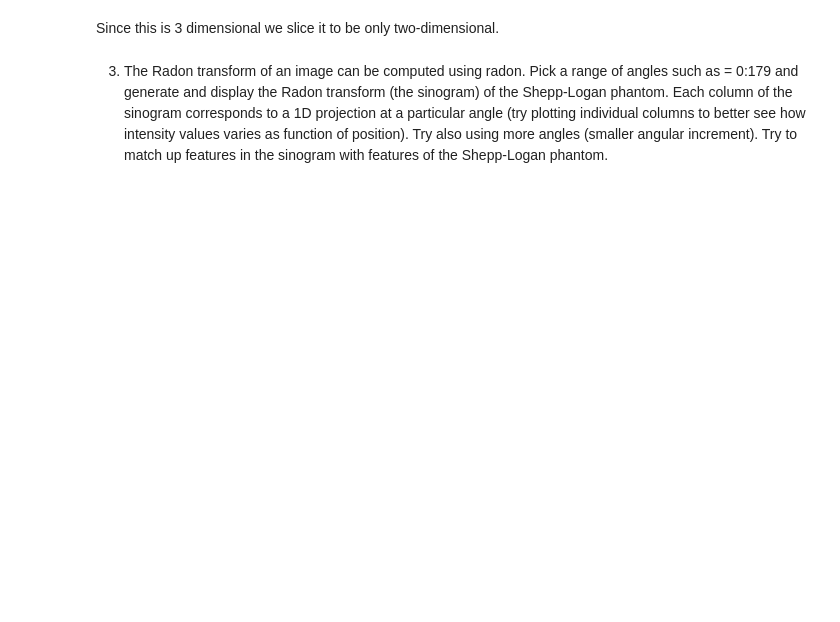
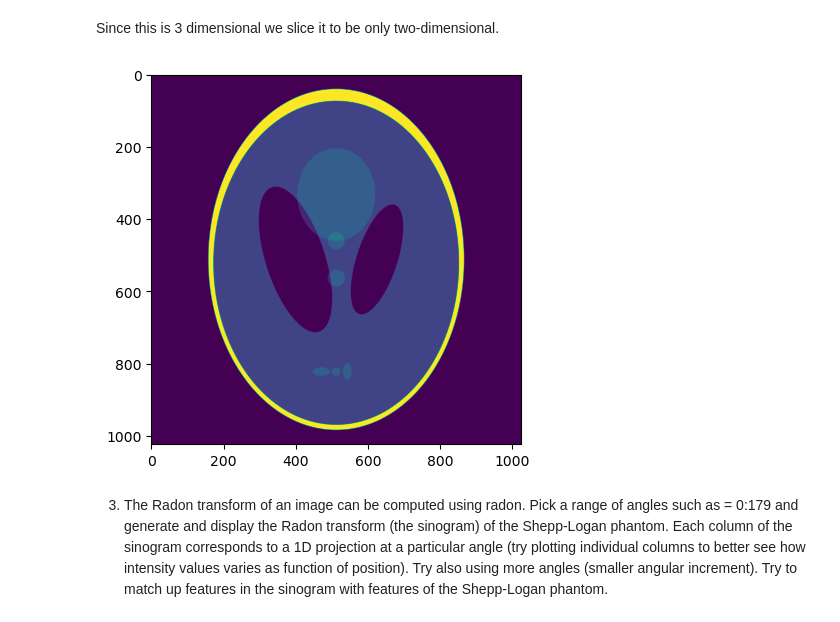
Before and after one commit to TubTub62/MIA, a Jupyter notebook: handin1/MIA_Handin1_students.ipynb, the cells around one changed output. Drawn from its saved outputs; the diff is of its cells as text; code cells hidden in the pictures; blank space fills up the shorter version.

```diff
--- a/handin1/MIA_Handin1_students.ipynb
+++ b/handin1/MIA_Handin1_students.ipynb
@@ -112,3 +125,13 @@ Since this is 3 dimensional we slice it to be only two-dimensional.
+# %%
+# Slice image
+
+#shepp_2d = shepp[0]
+shepp.shape
+sheppred = shepp[ :, :, 2]
+plt.imshow(sheppred)
+plt.show()
+# %% [output]
+[figure, added]
 # %%
 # Explicitly examine shape
 # %% [markdown]
```
Also changed, not shown: parts of 12 cells of this notebook, 2 other files.
